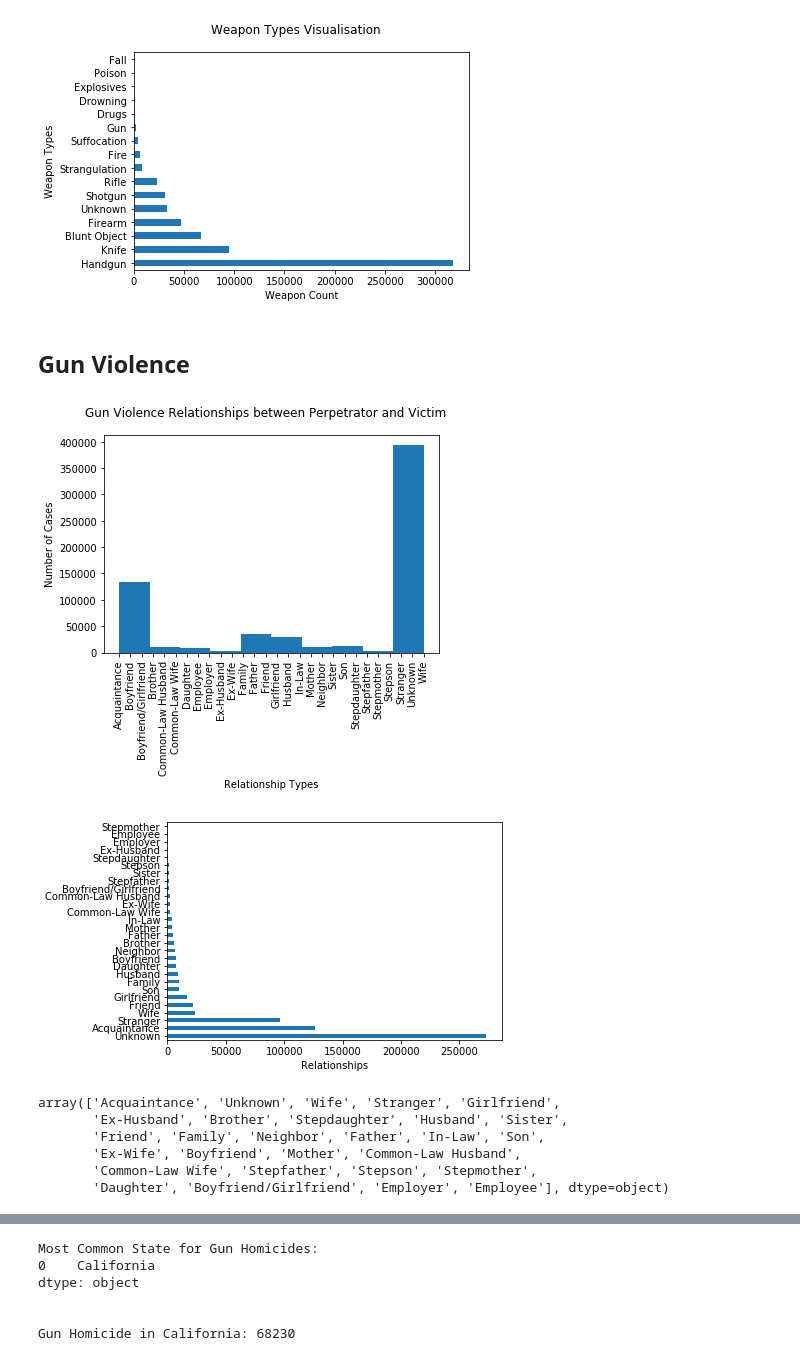
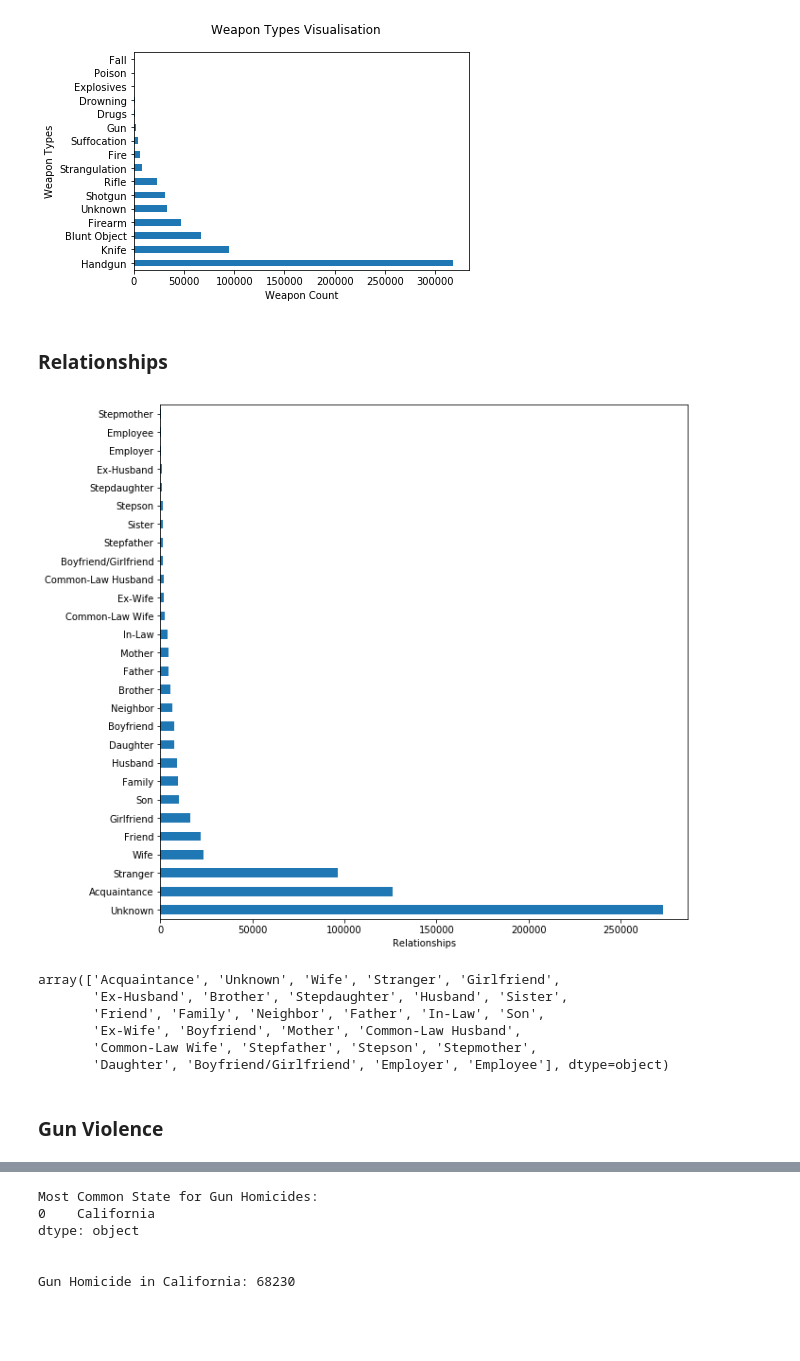
Before and after one commit to AoifeNicAntSaoir/BigData_KDDHomicide, a Jupyter notebook: BigDataCa.ipynb, the cells around one changed output, grey strips where cells are left out. Cells and saved outputs as stored; diff of their text form; code cells hidden in the pictures; blank space fills up the shorter version.

```diff
--- a/BigDataCa.ipynb
+++ b/BigDataCa.ipynb
@@ -65,23 +74,15 @@ plt.xlabel('Weapon Count')
 plt.show()
 # %% [output]
 [figure]
-# %% [markdown]
-## Gun Violence
-# %%
-plt.hist(df['Relationship'])
-plt.xticks(rotation=90)
-plt.suptitle('Gun Violence Relationships between Perpetrator and Victim')
-plt.xlabel('Relationship Types')
-plt.ylabel('Number of Cases')
-plt.show()
-
-plt.xlabel('Relationships')
-df.Relationship.value_counts().plot(kind='barh')
-
-plt.show()
-# %% [output]
-[figure, removed]
-[figure, removed]
+# %% [markdown]
+### Relationships
+# %%
+plt.figure(figsize=(10,10))
+df.Relationship.value_counts().plot(kind='barh')
+plt.xlabel('Relationships')
+plt.show()
+# %% [output]
+[figure, added]
 # %%
 #The types of relationships
 df['Relationship'].unique()
@@ -92,3 +93,5 @@ array(['Acquaintance', 'Unknown', 'Wife', 'Stranger', 'Girlfriend',
        'Ex-Wife', 'Boyfriend', 'Mother', 'Common-Law Husband',
        'Common-Law Wife', 'Stepfather', 'Stepson', 'Stepmother',
        'Daughter', 'Boyfriend/Girlfriend', 'Employer', 'Employee'], dtype=object)
+# %% [markdown]
+### Gun Violence
```
Also changed, not shown: parts of 31 cells of this notebook, 1 other file.
